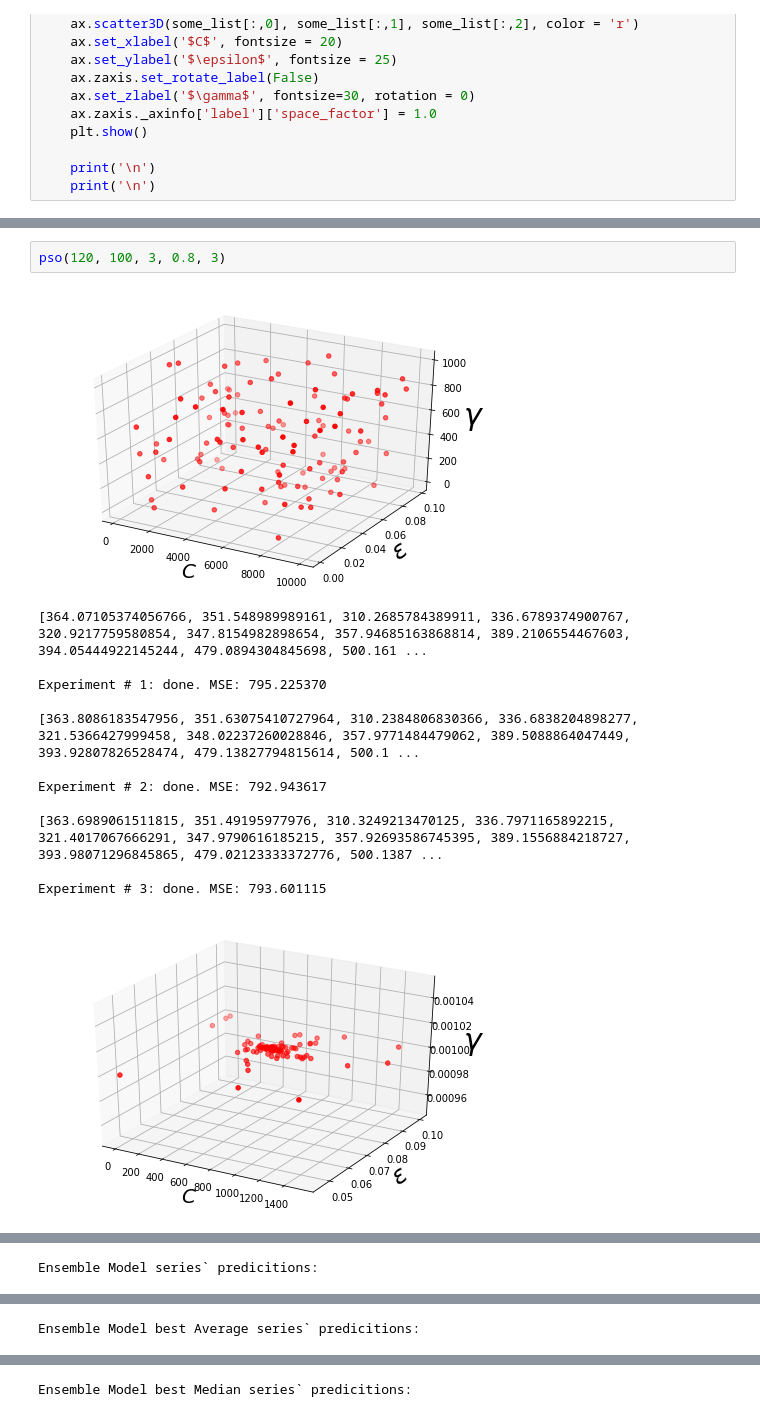
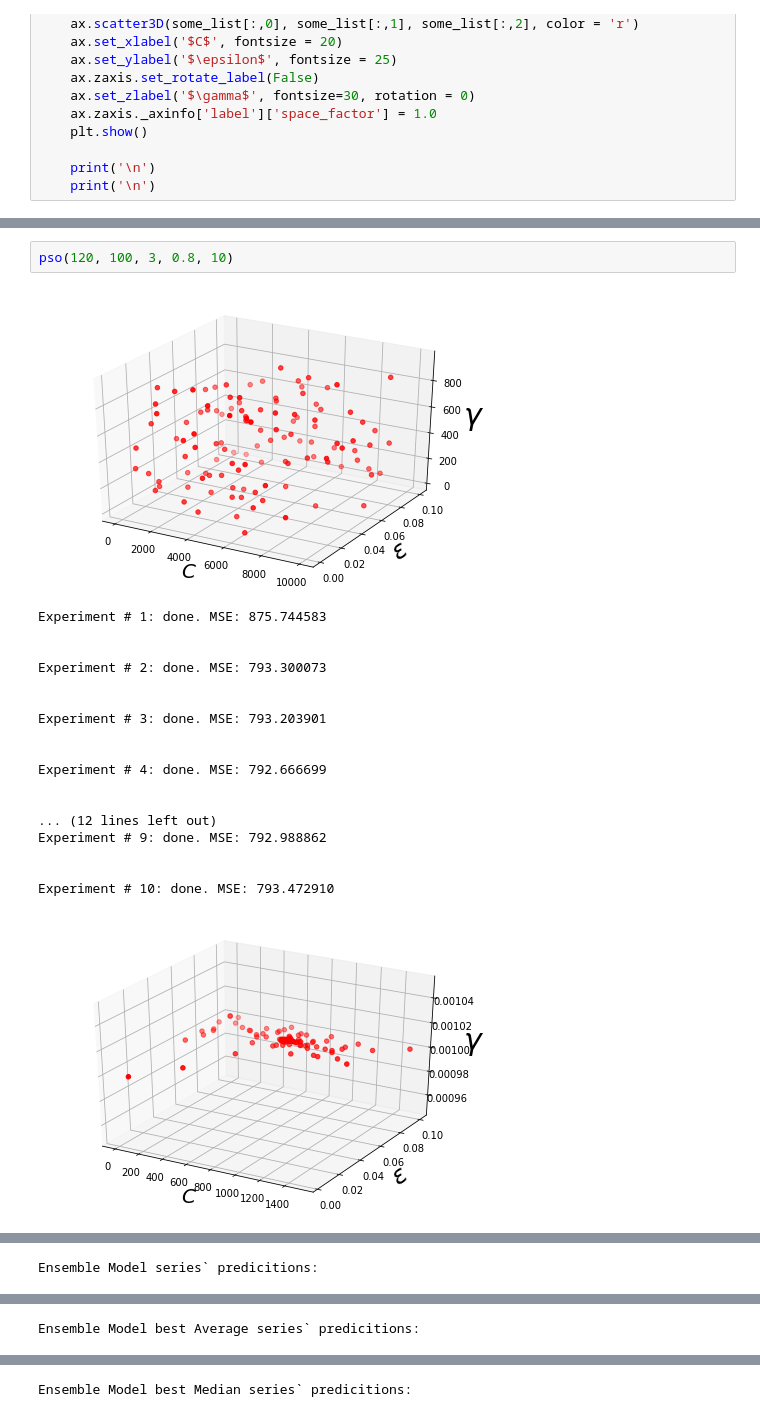
Before and after one commit to rbbh/ARIMA-SVR-PSO-ensemble, a Jupyter notebook: 30_Experiments_of_ARIMA_+_(SVR_+_PSO).ipynb, the cells around one changed output, grey strips where cells are left out. Cells and saved outputs as stored; diff of their text form.

```diff
--- a/30_Experiments_of_ARIMA_+_(SVR_+_PSO).ipynb
+++ b/30_Experiments_of_ARIMA_+_(SVR_+_PSO).ipynb
@@ -657,18 +662,24 @@ Best Result: Experiment # 1 . Mean Squared Error = 793.053592
 # %%
-pso(120, 100, 3, 0.8, 3)
+pso(120, 100, 3, 0.8, 10)
 # %% [output]
-[figure, old version]
+[figure, new version]
-[364.07105374056766, 351.548989989161, 310.2685784389911, 336.6789374900767, 320.9217759580854, 347.8154982898654, 357.94685163868814, 389.2106554467603, 394.05444922145244, 479.0894304845698, 500.161 ...
+Experiment # 1: done. MSE: 875.744583
 
-Experiment # 1: done. MSE: 795.225370
 
-[363.8086183547956, 351.63075410727964, 310.2384806830366, 336.6838204898277, 321.5366427999458, 348.02237260028846, 357.9771484479062, 389.5088864047449, 393.92807826528474, 479.13827794815614, 500.1 ...
+Experiment # 2: done. MSE: 793.300073
 
-Experiment # 2: done. MSE: 792.943617
 
-[363.6989061511815, 351.49195977976, 310.3249213470125, 336.7971165892215, 321.4017067666291, 347.9790616185215, 357.92693586745395, 389.1556884218727, 393.98071296845865, 479.02123333372776, 500.1387 ...
+Experiment # 3: done. MSE: 793.203901
 
-Experiment # 3: done. MSE: 793.601115
+
+Experiment # 4: done. MSE: 792.666699
+
+
+... (12 lines left out)
+Experiment # 9: done. MSE: 792.988862
+
+
+Experiment # 10: done. MSE: 793.472910
-[figure, old version]
+[figure, new version]
 Mean Squared Error for the ARIMA Model:  2163.507388
 
```
Also changed, not shown: parts of 6 cells of this notebook.
